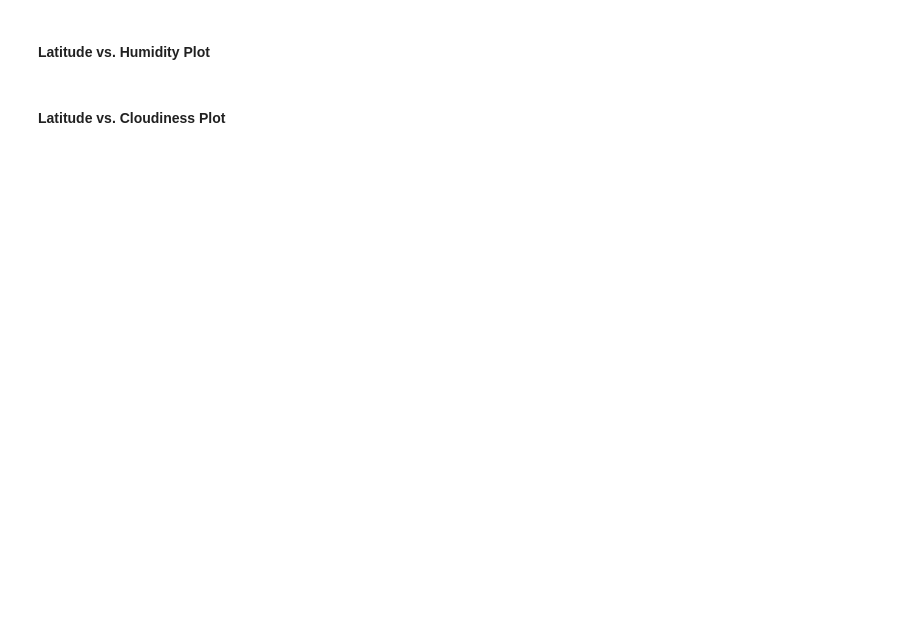
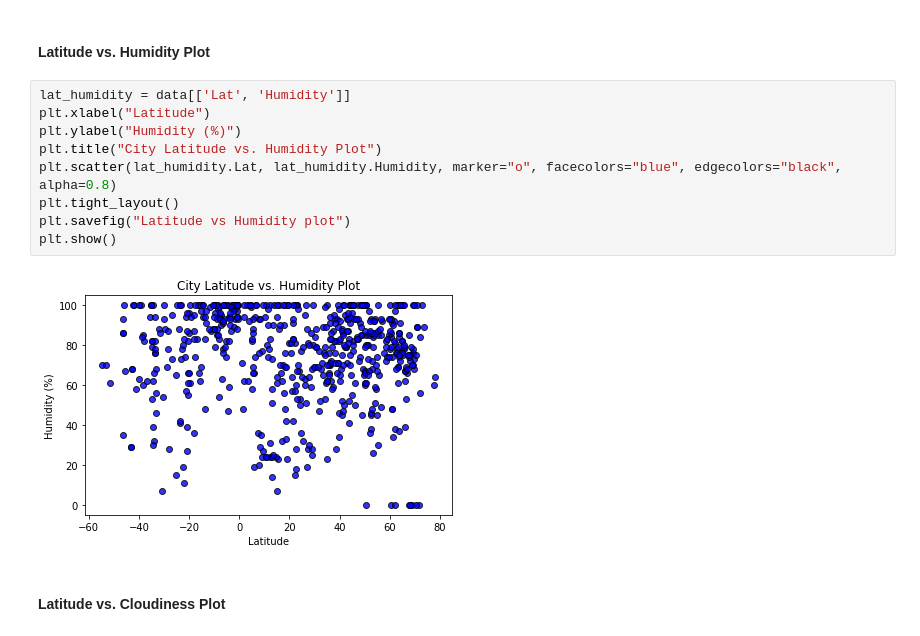
Before and after one commit to mattwjohnston/Weather-analysis, a Jupyter notebook: WeatherPy.ipynb, the cells around one changed output. Cells and saved outputs as stored; diff of their text form; blank space fills up the shorter version.

```diff
--- a/WeatherPy.ipynb
+++ b/WeatherPy.ipynb
@@ -146,4 +176,15 @@ finaldata.to_csv('output.csv', index=False)
 # %% [markdown]
 #### Latitude vs. Humidity Plot
+# %%
+lat_humidity = data[['Lat', 'Humidity']]
+plt.xlabel("Latitude")
+plt.ylabel("Humidity (%)")
+plt.title("City Latitude vs. Humidity Plot")
+plt.scatter(lat_humidity.Lat, lat_humidity.Humidity, marker="o", facecolors="blue", edgecolors="black", alpha=0.8)
+plt.tight_layout()
+plt.savefig("Latitude vs Humidity plot")
+plt.show()
+# %% [output]
+[figure, added]
 # %% [markdown]
 #### Latitude vs. Cloudiness Plot
```
Also changed, not shown: parts of 10 cells of this notebook, 6 other files.
